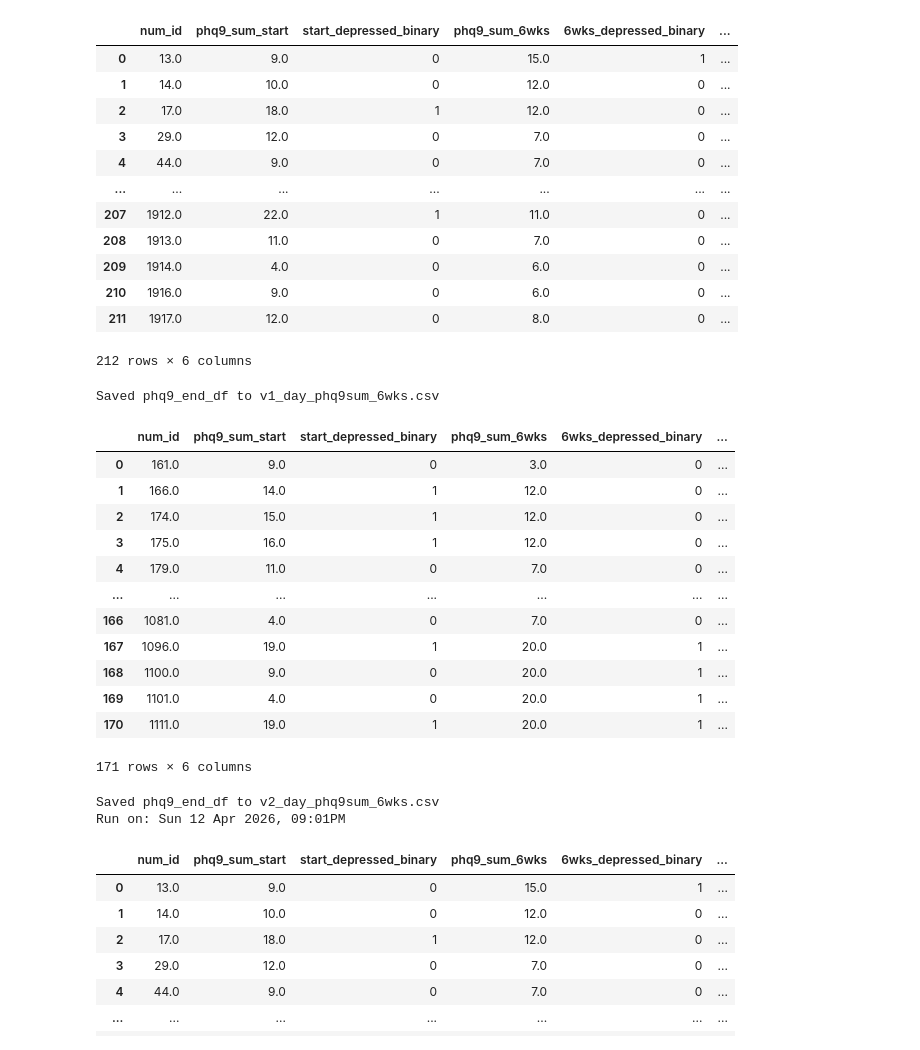
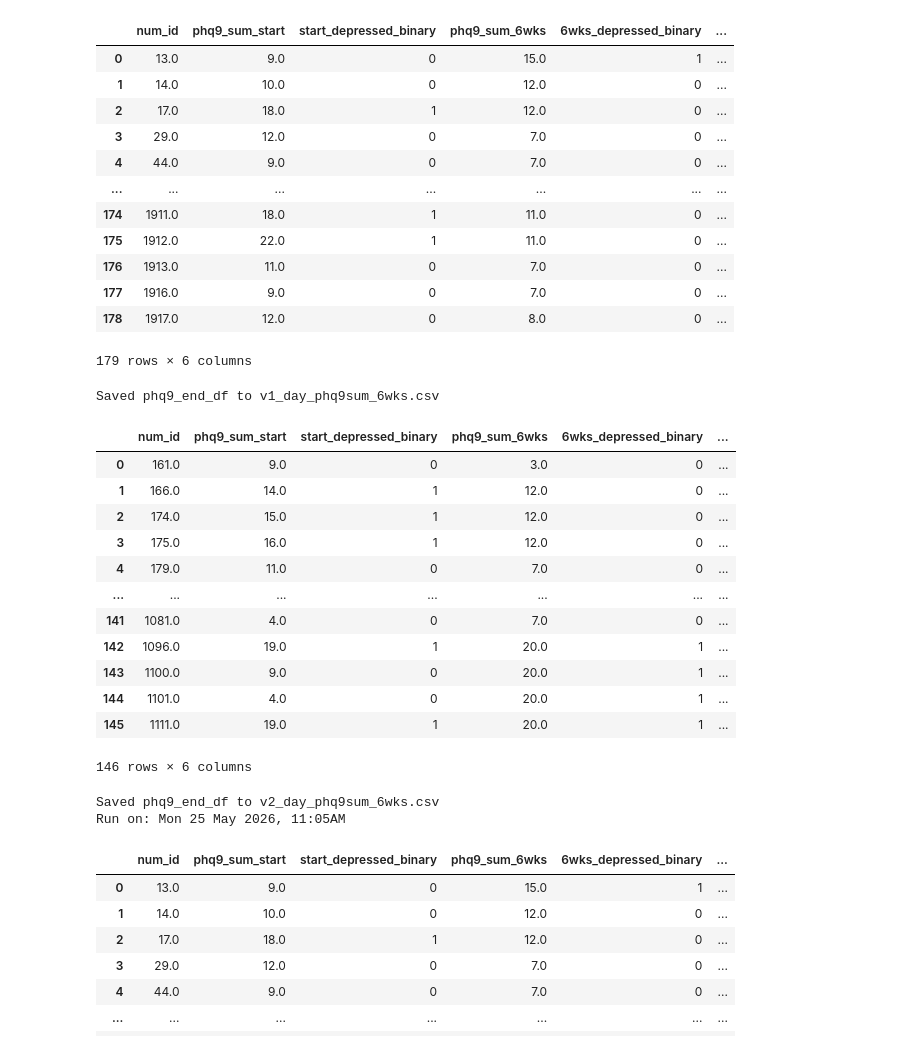
Before and after one commit to kaleyjoss/smartphone_sensor_modelling, a Jupyter notebook: pipeline/02_outcomes.ipynb, the cells around one changed output. Saved outputs shown, nothing was run; the diff lists cells and outputs as text; code cells hidden in the pictures.

```diff
--- a/pipeline/02_outcomes.ipynb
+++ b/pipeline/02_outcomes.ipynb
@@ -40,7 +45,7 @@ last_phq9=np.nan
 change_bin=np.nan
 for name in ['v1_day','v2_day']:
 	phq9_end = []
-	Xy = pd.read_csv(os.path.join(brighten_dir, f"{name}_weekFilled.csv"))
+	Xy = pd.read_csv(os.path.join(brighten_dir, f'{name}_trainval.csv'))
 	for sub, sub_df in Xy.groupby('num_id'):
 		sub_phq9 = sub_df.dropna(subset='phq9_sum')
 		if len(sub_phq9) == 0:
@@ -71,39 +76,39 @@ for name in ['v1_day','v2_day']:
 		else:
 			end_depressed = 0
 
 		change_bin = start_depressed - end_depressed
 
 		# if count < 3:
 		# 	count+=1
 		# 	print(f'Sub: {sub}')
 		# 	display(days6weeks[['day','dt','phq9_sum']])
 		# 	display(f'day: {list(days6weeks['day'])[0]}, phq9: {list(days6weeks['phq9_sum'])[0]}')
 
 
 		phq9_end.append([sub, first_phq9, start_depressed, last_phq9, end_depressed, change_bin])
 
 	phq9_end_df = pd.DataFrame(phq9_end, columns=['num_id', 'phq9_sum_start', 'start_depressed_binary', 'phq9_sum_6wks', '6wks_depressed_binary', 'depression_change_bin'])
 
 	phq9_end_df.to_csv(os.path.join(brighten_dir, f'{name}_phq9sum_6wks.csv'), index=False)
 	display(phq9_end_df)
 	print(f'Saved phq9_end_df to {name}_phq9sum_6wks.csv')
 
 
 print('Run on:', dt.datetime.today().strftime('%a %d %b %Y, %I:%M%p'))
 # %% [output]
 |  | num_id | phq9_sum_start | start_depressed_binary | phq9_sum_6wks | 6wks_depressed_binary | ... |
 | 0 | 13.0 | 9.0 | 0 | 15.0 | 1 | ... |
 | 1 | 14.0 | 10.0 | 0 | 12.0 | 0 | ... |
 | 2 | 17.0 | 18.0 | 1 | 12.0 | 0 | ... |
 | 3 | 29.0 | 12.0 | 0 | 7.0 | 0 | ... |
 | 4 | 44.0 | 9.0 | 0 | 7.0 | 0 | ... |
 | ... | ... | ... | ... | ... | ... | ... |
-| 207 | 1912.0 | 22.0 | 1 | 11.0 | 0 | ... |
-| 208 | 1913.0 | 11.0 | 0 | 7.0 | 0 | ... |
-| 209 | 1914.0 | 4.0 | 0 | 6.0 | 0 | ... |
-| 210 | 1916.0 | 9.0 | 0 | 6.0 | 0 | ... |
-| 211 | 1917.0 | 12.0 | 0 | 8.0 | 0 | ... |
+| 174 | 1911.0 | 18.0 | 1 | 11.0 | 0 | ... |
+| 175 | 1912.0 | 22.0 | 1 | 11.0 | 0 | ... |
+| 176 | 1913.0 | 11.0 | 0 | 7.0 | 0 | ... |
+| 177 | 1916.0 | 9.0 | 0 | 7.0 | 0 | ... |
+| 178 | 1917.0 | 12.0 | 0 | 8.0 | 0 | ... |
-212 rows × 6 columns
+179 rows × 6 columns
 Saved phq9_end_df to v1_day_phq9sum_6wks.csv
 |  | num_id | phq9_sum_start | start_depressed_binary | phq9_sum_6wks | 6wks_depressed_binary | ... |
 | 0 | 161.0 | 9.0 | 0 | 3.0 | 0 | ... |
@@ -112,14 +117,14 @@ Saved phq9_end_df to v1_day_phq9sum_6wks.csv
 | 3 | 175.0 | 16.0 | 1 | 12.0 | 0 | ... |
 | 4 | 179.0 | 11.0 | 0 | 7.0 | 0 | ... |
 | ... | ... | ... | ... | ... | ... | ... |
-| 166 | 1081.0 | 4.0 | 0 | 7.0 | 0 | ... |
-| 167 | 1096.0 | 19.0 | 1 | 20.0 | 1 | ... |
-| 168 | 1100.0 | 9.0 | 0 | 20.0 | 1 | ... |
-| 169 | 1101.0 | 4.0 | 0 | 20.0 | 1 | ... |
-| 170 | 1111.0 | 19.0 | 1 | 20.0 | 1 | ... |
+| 141 | 1081.0 | 4.0 | 0 | 7.0 | 0 | ... |
+| 142 | 1096.0 | 19.0 | 1 | 20.0 | 1 | ... |
+| 143 | 1100.0 | 9.0 | 0 | 20.0 | 1 | ... |
+| 144 | 1101.0 | 4.0 | 0 | 20.0 | 1 | ... |
+| 145 | 1111.0 | 19.0 | 1 | 20.0 | 1 | ... |
-171 rows × 6 columns
+146 rows × 6 columns
 Saved phq9_end_df to v2_day_phq9sum_6wks.csv
-Run on: Sun 12 Apr 2026, 09:01PM
+Run on: Mon 25 May 2026, 11:05AM
 # %%
 v1_phq9_end_df=pd.read_csv(os.path.join(brighten_dir, f'v1_day_phq9sum_6wks.csv'))
 v2_phq9_end_df=pd.read_csv(os.path.join(brighten_dir, f'v2_day_phq9sum_6wks.csv'))
```
Also changed, not shown: parts of 1 cell of this notebook, 8 other files.
